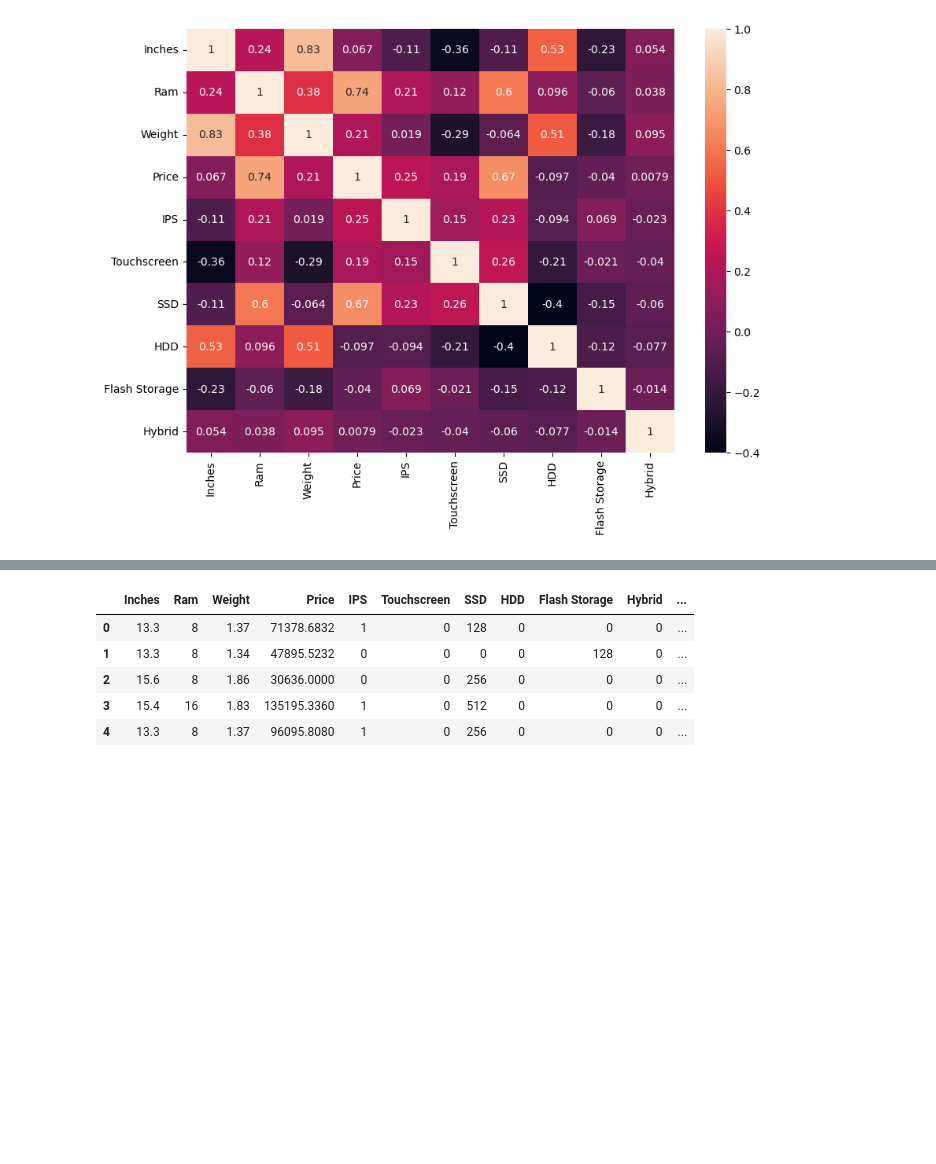
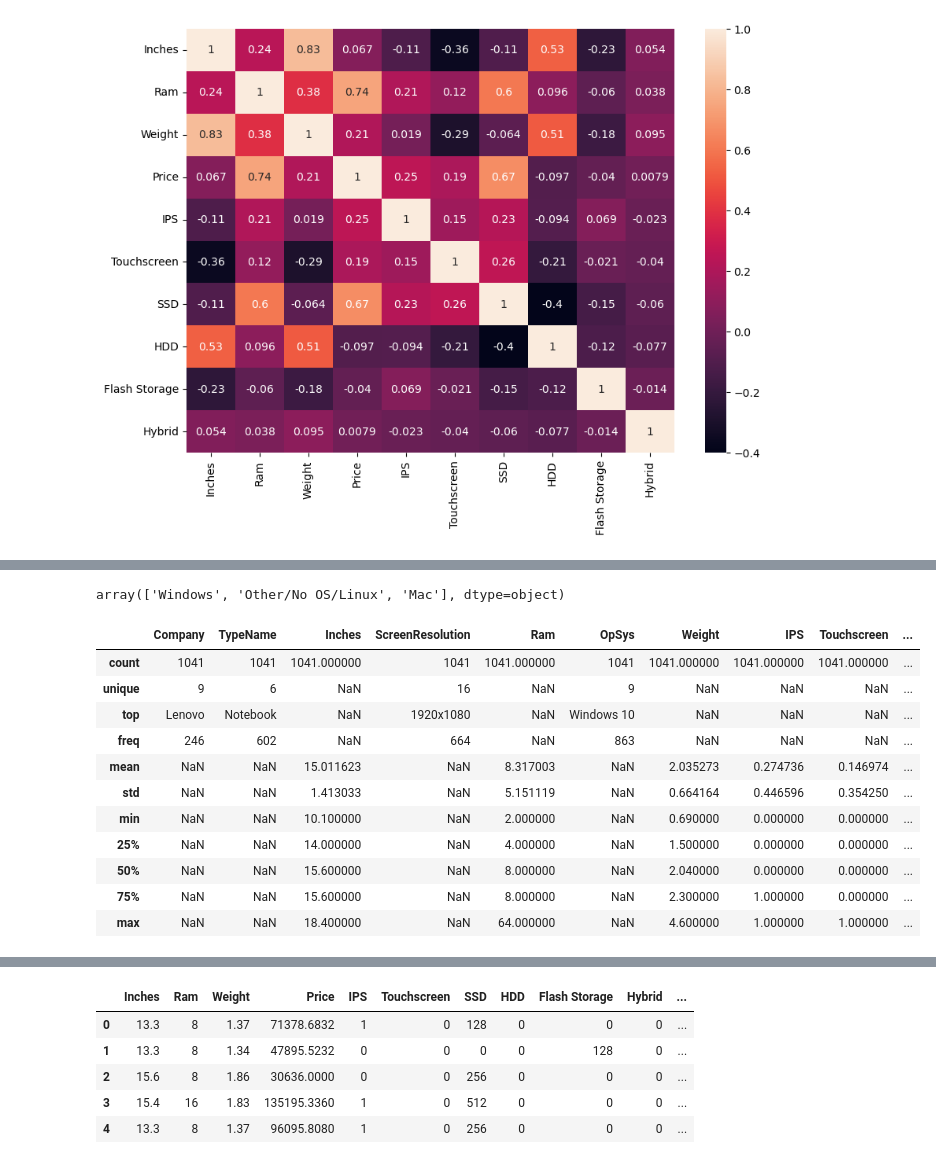
Before and after one commit to Sarang1995/laptop_price_prediction, a Jupyter notebook: Laptop_price_prediction.ipynb, the cells around one changed output, grey strips where cells are left out. Saved outputs shown, nothing was run; the diff lists cells and outputs as text; code cells hidden in the pictures; blank space fills up the shorter version.

```diff
--- a/Laptop_price_prediction.ipynb
+++ b/Laptop_price_prediction.ipynb
@@ -824,0 +846,19 @@ Training MAE: 14512.756538261978
+# %%
+X_train["OS"].unique()
+# %% [output]
+array(['Windows', 'Other/No OS/Linux', 'Mac'], dtype=object)
+# %%
+X_train.describe(include="all")
+# %% [output]
+|  | Company | TypeName | Inches | ScreenResolution | Ram | OpSys | Weight | IPS | Touchscreen | ... |
+| count | 1041 | 1041 | 1041.000000 | 1041 | 1041.000000 | 1041 | 1041.000000 | 1041.000000 | 1041.000000 | ... |
+| unique | 9 | 6 | NaN | 16 | NaN | 9 | NaN | NaN | NaN | ... |
+| top | Lenovo | Notebook | NaN | 1920x1080 | NaN | Windows 10 | NaN | NaN | NaN | ... |
+| freq | 246 | 602 | NaN | 664 | NaN | 863 | NaN | NaN | NaN | ... |
+| mean | NaN | NaN | 15.011623 | NaN | 8.317003 | NaN | 2.035273 | 0.274736 | 0.146974 | ... |
+| std | NaN | NaN | 1.413033 | NaN | 5.151119 | NaN | 0.664164 | 0.446596 | 0.354250 | ... |
+| min | NaN | NaN | 10.100000 | NaN | 2.000000 | NaN | 0.690000 | 0.000000 | 0.000000 | ... |
+| 25% | NaN | NaN | 14.000000 | NaN | 4.000000 | NaN | 1.500000 | 0.000000 | 0.000000 | ... |
+| 50% | NaN | NaN | 15.600000 | NaN | 8.000000 | NaN | 2.040000 | 0.000000 | 0.000000 | ... |
+| 75% | NaN | NaN | 15.600000 | NaN | 8.000000 | NaN | 2.300000 | 1.000000 | 0.000000 | ... |
+| max | NaN | NaN | 18.400000 | NaN | 64.000000 | NaN | 4.600000 | 1.000000 | 1.000000 | ... |
```
Also changed, not shown: parts of 20 cells of this notebook, 1 other file.
